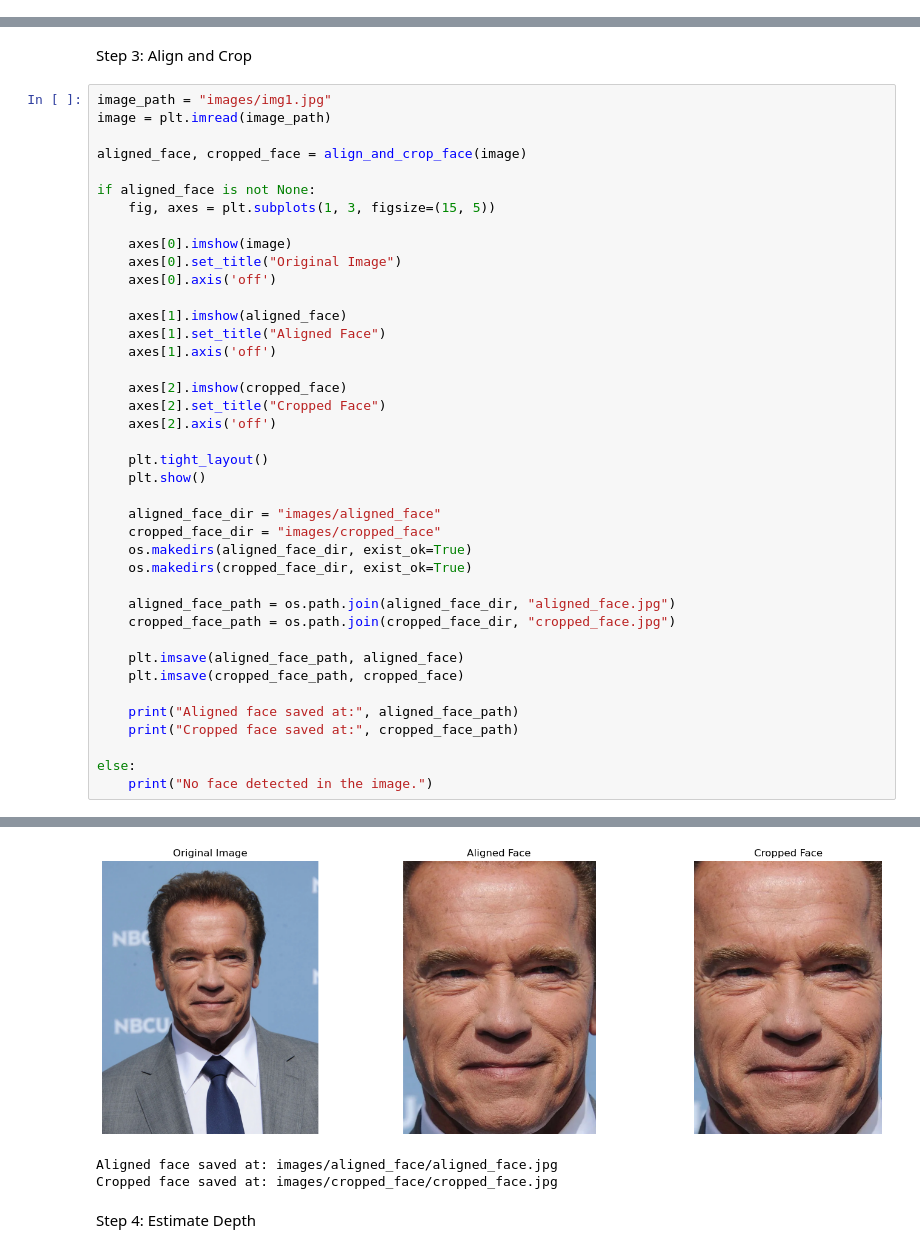
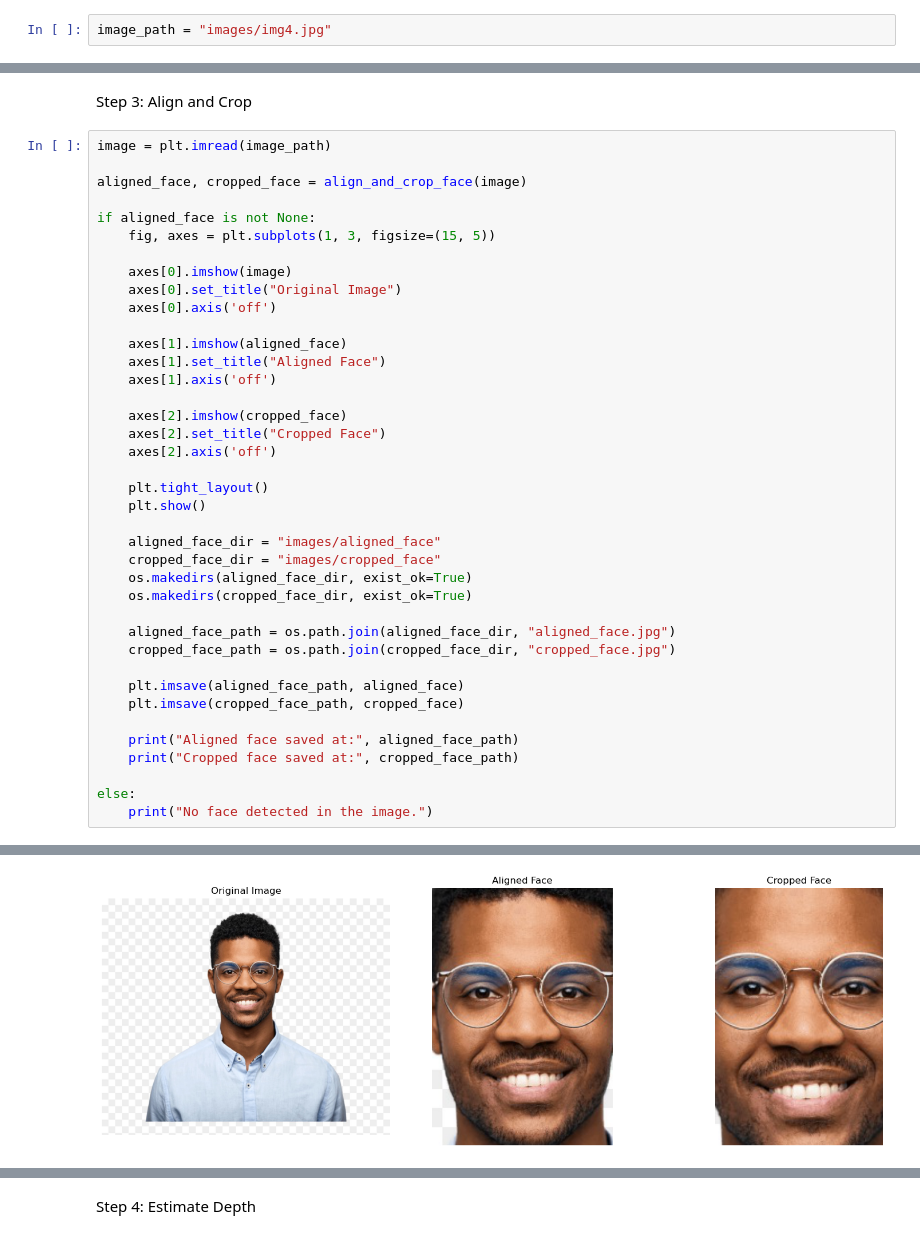
Before and after one commit to li812/3D-Face-Recontructor, a Jupyter notebook: main.ipynb, the cells around one changed output, grey strips where cells are left out. Cells and saved outputs as stored; diff of their text form.

```diff
--- a/main.ipynb
+++ b/main.ipynb
@@ -13,6 +13,8 @@ from PIL import Image
 from transformers import DPTImageProcessor, DPTForDepthEstimation
 import open3d as o3d
 import pyvista as pv
+# %%
+image_path = "images/img4.jpg"
 # %% [markdown]
 Step 2: Face Alignment and Cropping
 # %%
@@ -36,7 +38,6 @@ def align_and_crop_face(image):
 # %% [markdown]
 Step 3: Align and Crop
 # %%
-image_path = "images/img1.jpg"
 image = plt.imread(image_path)
 
 aligned_face, cropped_face = align_and_crop_face(image)
@@ -83,0 +94 @@ else:
+[figure, new version]
@@ -100,6 +97,3 @@ else:
-[figure, old version]
-Aligned face saved at: images/aligned_face/aligned_face.jpg
-Cropped face saved at: images/cropped_face/cropped_face.jpg
 # %% [markdown]
 Step 4: Estimate Depth
 # %%
```
Also changed, not shown: parts of 4 cells of this notebook, 7 other files.
